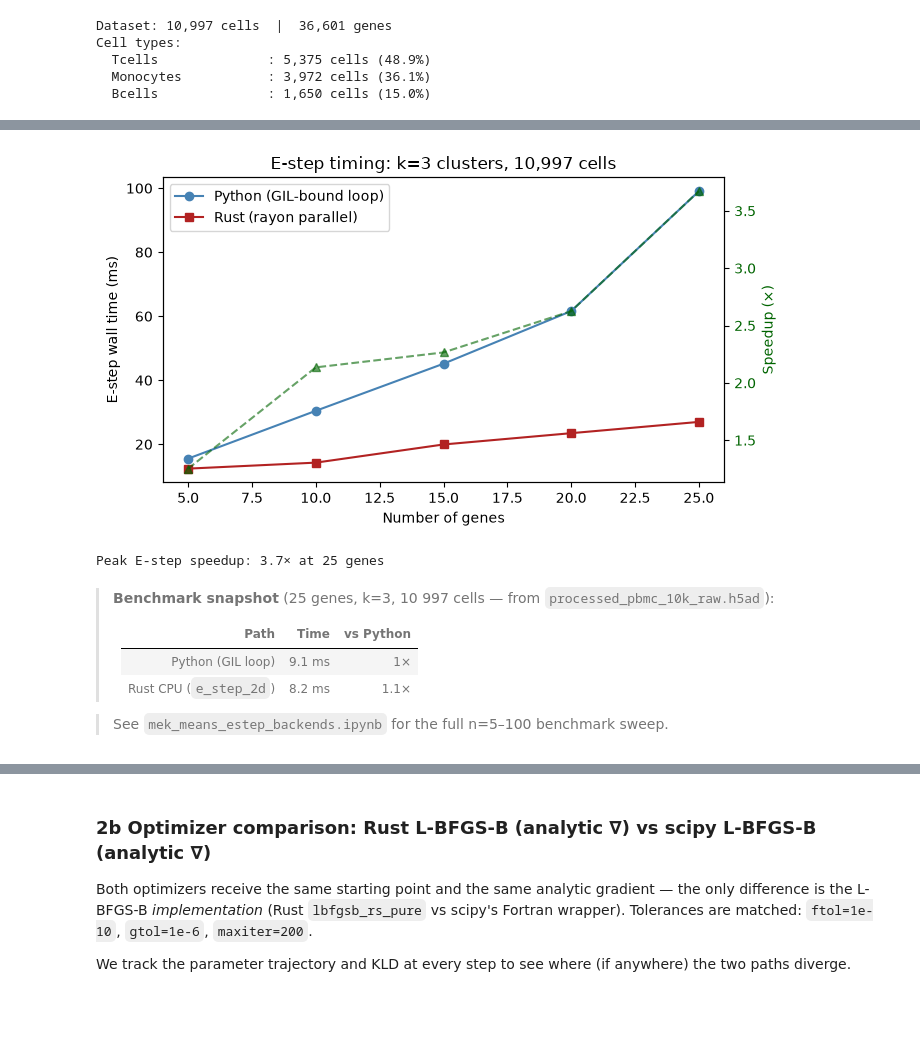
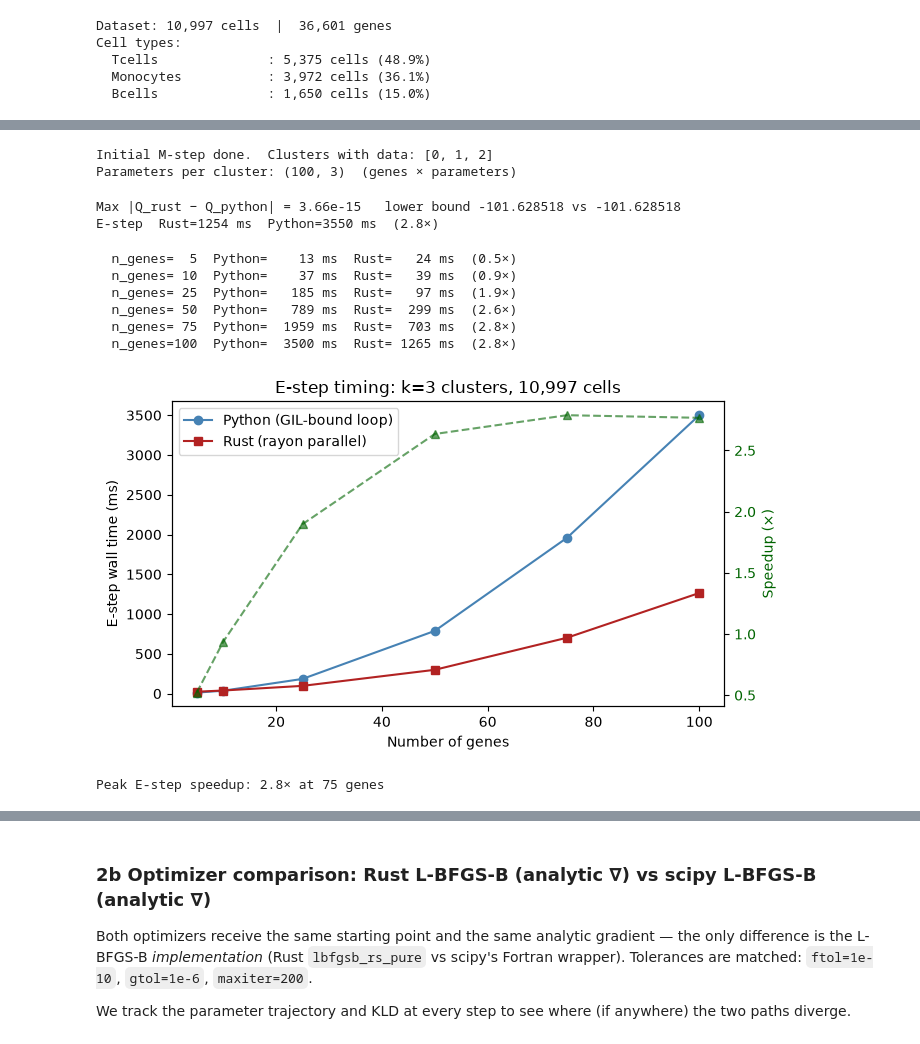
Before and after one commit to pachterlab/monod, a Jupyter notebook: demos/mek_means_rust.ipynb, the cells around one changed output, grey strips where cells are left out. Cells and saved outputs as stored; diff of their text form; code cells hidden in the pictures; blank space fills up the shorter version.

```diff
--- a/demos/mek_means_rust.ipynb
+++ b/demos/mek_means_rust.ipynb
@@ -294,30 +168,75 @@ for ng in gene_counts:
+# %%
+# ── One M-step, to have fitted parameters for every cluster ──────────────────
+gi = make_gi(search_data)
+Q_init = gi._initialize_Q(search_data)
+k_dict = gi._part_search_data(search_data, Q_init)
+gi._m_step(MODEL, k_dict, Q_init)
+print(f'Initial M-step done.  Clusters with data: {sorted(gi.theta)}')
+print(f'Parameters per cluster: {gi.theta[0][0].shape}  (genes × parameters)')
+# %% [output]
+Initial M-step done.  Clusters with data: [0, 1, 2]
+Parameters per cluster: (100, 3)  (genes × parameters)
+# %%
+# ── Correctness: Rust vs Python E-step ───────────────────────────────────────
+gi._e_step(MODEL, search_data)                 # warms up the rayon thread pool
+t0 = time.perf_counter()
+Q_rust, lb_rust, _ = gi._e_step(MODEL, search_data)
+t_rust_e = time.perf_counter() - t0
+
+mm._HAS_RUST = False
+try:
+    t0 = time.perf_counter()
+    Q_py, lb_py, _ = gi._e_step(MODEL, search_data)
+    t_py_e = time.perf_counter() - t0
+finally:
+    mm._HAS_RUST = True
+
+max_diff = np.abs(Q_rust - Q_py).max()
+print(f'Max |Q_rust − Q_python| = {max_diff:.2e}   lower bound {lb_rust:.6f} vs {lb_py:.6f}')
+print(f'E-step  Rust={t_rust_e*1e3:.0f} ms  Python={t_py_e*1e3:.0f} ms  ({t_py_e/t_rust_e:.1f}×)')
+assert max_diff < 1e-8
+# %% [output]
+Max |Q_rust − Q_python| = 3.66e-15   lower bound -101.628518 vs -101.628518
+E-step  Rust=1254 ms  Python=3550 ms  (2.8×)
+# %%
+# ── Benchmark: E-step wall time vs number of genes ───────────────────────────
+GENE_COUNTS = [5, 10, 25, 50, 75, 100]
+N_REPS = 10
+rust_e_times, py_e_times = [], []
+
+for ng in GENE_COUNTS:
+    sd_n = sd_for(ng)
+    gi_n = make_gi(sd_n)
+    gi_n.theta   = {k: (gi.theta[k][0][:ng],) + tuple(gi.theta[k][1:]) for k in gi.theta}
+    gi_n.weights = gi.weights
+    rust_e_times.append(time_call(lambda: gi_n._e_step(MODEL, sd_n), N_REPS, rust_on=True))
+    py_e_times.append(time_call(lambda: gi_n._e_step(MODEL, sd_n), N_REPS, rust_on=False))
+    print(f'  n_genes={ng:3d}  Python={py_e_times[-1]:6.0f} ms  Rust={rust_e_times[-1]:5.0f} ms'
+          f'  ({py_e_times[-1]/rust_e_times[-1]:.1f}×)')
+# %% [output]
+  n_genes=  5  Python=    13 ms  Rust=   24 ms  (0.5×)
+  n_genes= 10  Python=    37 ms  Rust=   39 ms  (0.9×)
+  n_genes= 25  Python=   185 ms  Rust=   97 ms  (1.9×)
+  n_genes= 50  Python=   789 ms  Rust=  299 ms  (2.6×)
+  n_genes= 75  Python=  1959 ms  Rust=  703 ms  (2.8×)
+  n_genes=100  Python=  3500 ms  Rust= 1265 ms  (2.8×)
 # %%
 fig, ax = plt.subplots(figsize=(7, 4))
-ax.plot(gene_counts, py_e_times,   'o-', color=C_PY,   label='Python (GIL-bound loop)')
-ax.plot(gene_counts, rust_e_times, 's-', color=C_RUST,  label='Rust (rayon parallel)')
+ax.plot(GENE_COUNTS, py_e_times,   'o-', color=C_PY,   label='Python (GIL-bound loop)')
+ax.plot(GENE_COUNTS, rust_e_times, 's-', color=C_RUST,  label='Rust (rayon parallel)')
 ax.set_xlabel('Number of genes')
 ax.set_ylabel('E-step wall time (ms)')
 ax.set_title(f'E-step timing: k={K} clusters, {n_cells:,} cells')
 ax.legend()
 ax2 = ax.twinx()
 speedups_e = [p/r for p, r in zip(py_e_times, rust_e_times)]
-ax2.plot(gene_counts, speedups_e, '^--', color='darkgreen', alpha=0.6)
+ax2.plot(GENE_COUNTS, speedups_e, '^--', color='darkgreen', alpha=0.6)
 ax2.set_ylabel('Speedup (×)', color='darkgreen')
 ax2.tick_params(axis='y', labelcolor='darkgreen')
 fig.tight_layout()
 plt.savefig('figures/pbmc_estep_bench.png', dpi=150)
 plt.show()
-print(f'Peak E-step speedup: {max(speedups_e):.1f}× at {gene_counts[np.argmax(speedups_e)]} genes')
+print(f'Peak E-step speedup: {max(speedups_e):.1f}× at {GENE_COUNTS[np.argmax(speedups_e)]} genes')
 # %% [output]
-[figure, old version]
+[figure, new version]
-Peak E-step speedup: 3.7× at 25 genes
+Peak E-step speedup: 2.8× at 75 genes
-# %% [markdown]
-> **Benchmark snapshot** (25 genes, k=3, 10 997 cells — from `processed_pbmc_10k_raw.h5ad`):
->
-> | Path | Time | vs Python |
-> |---|---|---|
-> | Python (GIL loop) | 9.1 ms | 1× |
-> | Rust CPU (`e_step_2d`) | 8.2 ms | 1.1× |
-
->
-> See `mek_means_estep_backends.ipynb` for the full n=5–100 benchmark sweep.
```
Also changed, not shown: parts of 49 cells of this notebook, 4 other files.
